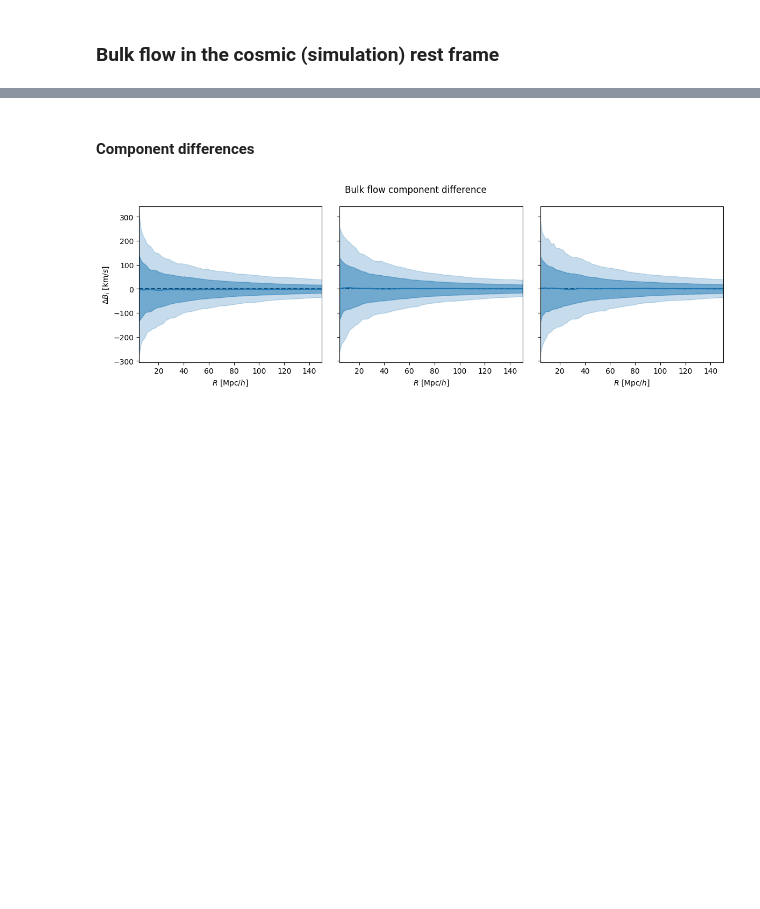
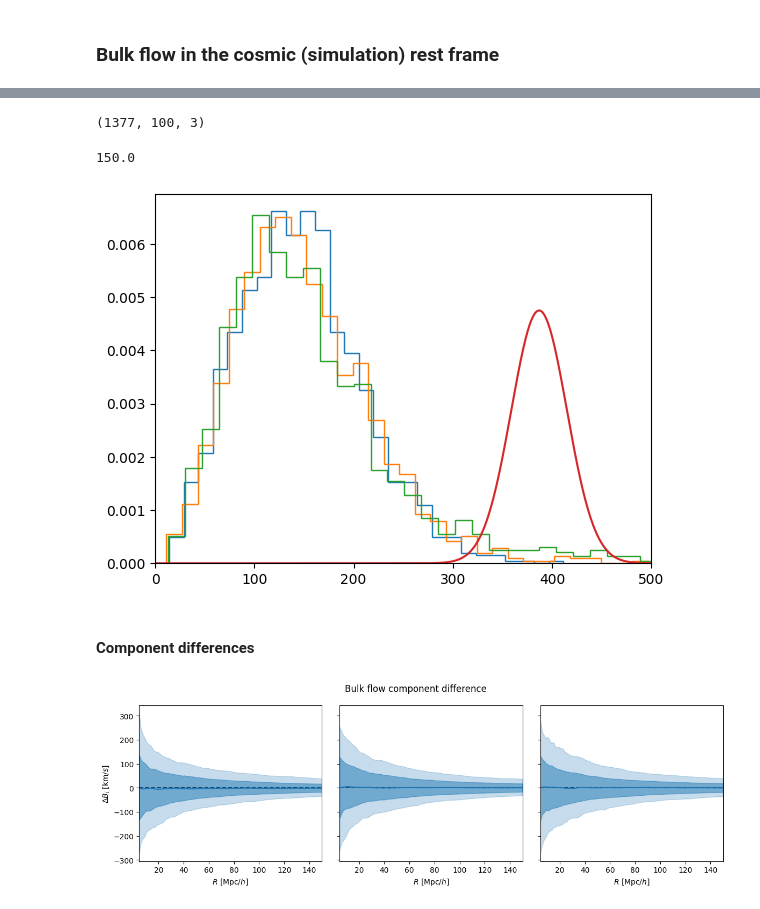
Before and after one commit to Richard-Sti/csiborgtools_public, a Jupyter notebook: notebooks/flow/estimator_bulk_flow.ipynb, the cells around one changed output, grey strips where cells are left out. Drawn from its saved outputs; the diff is of its cells as text; code cells hidden in the pictures; blank space fills up the shorter version.

```diff
--- a/notebooks/flow/estimator_bulk_flow.ipynb
+++ b/notebooks/flow/estimator_bulk_flow.ipynb
@@ -82,3 +98,34 @@ Keys are:  ['bf_volume_halo', 'bf_volume_halo_uniform', 'bf_volume_part', 'bf_vr
+# %%
+bf_volume_part.shape
+# %% [output]
+(1377, 100, 3)
+# %%
+from scipy.stats import norm
+
+k = -1
+
+print(distances[k])
+
+plt.figure()
+
+plt.hist(np.linalg.norm(bf_volume_part[:, k, :], axis=-1), bins="auto", density=1, histtype="step")
+
+
+plt.hist(np.linalg.norm(bf_vrad_weighted_part[:, k, :], axis=-1), bins="auto", density=1, histtype="step")
+
+plt.hist(np.linalg.norm(bf_vrad_weighted_halo[:, k, :], axis=-1), bins="auto", density=1, histtype="step")
+
+
+d = norm(387, 28)
+t = np.linspace(0, 500, 1000)
+plt.plot(t, d.pdf(t) / 3)
+
+plt.xlim(0, 500)
+
+plt.show()
+# %% [output]
+150.0
+[figure, added]
 # %% [markdown]
 #### Component differences
 # %%
```
Also changed, not shown: parts of 2 cells of this notebook, 4 other files.
